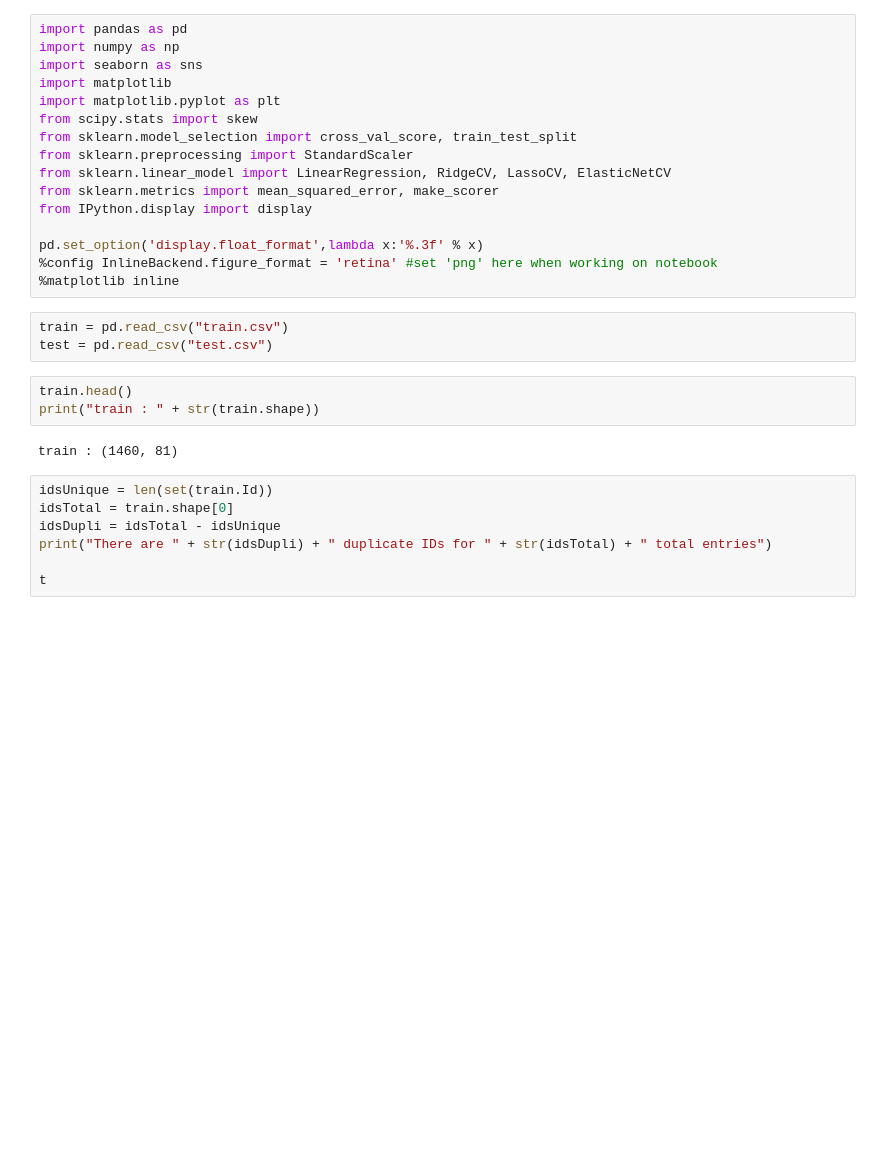
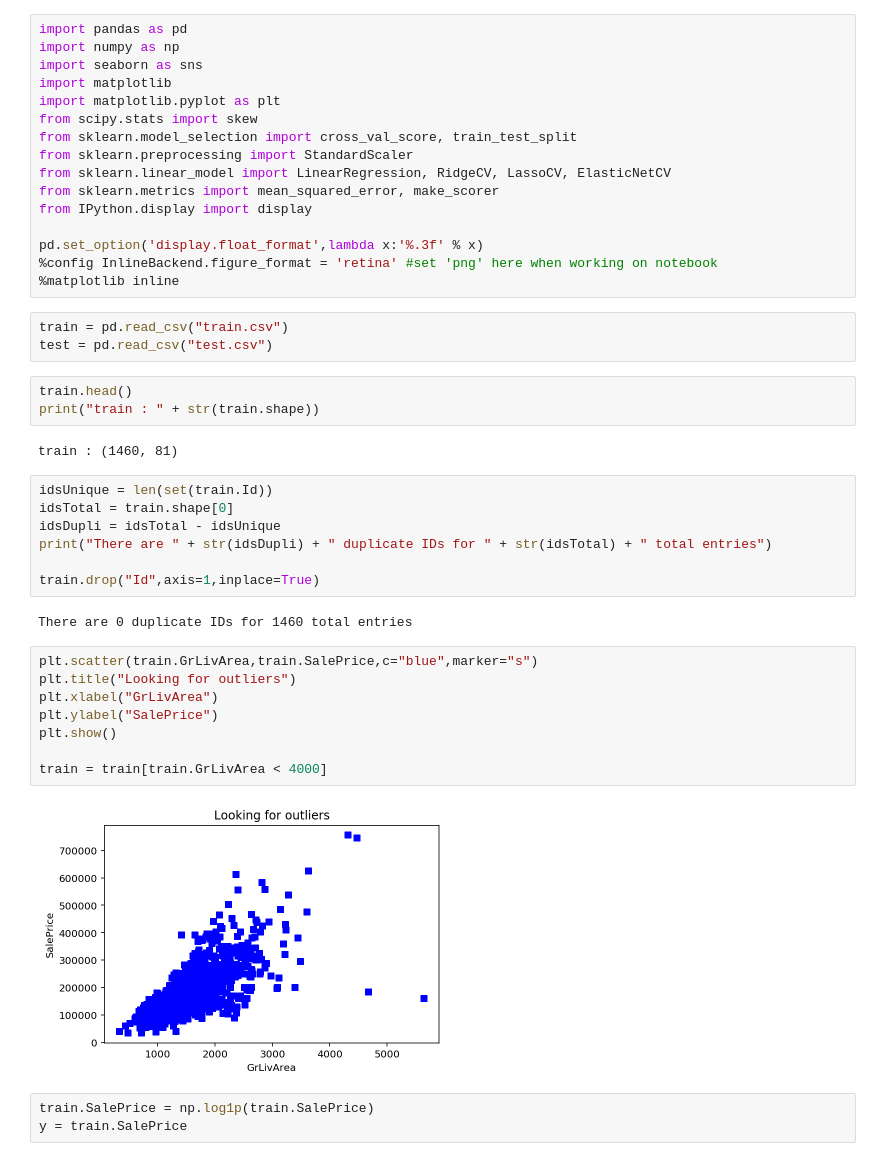
Before and after one commit to MattHuntebrinker/HousePriceRegression, a Jupyter notebook: House_Price_Regression.ipynb, the cells around one changed output. Cells and saved outputs as stored; diff of their text form; blank space fills up the shorter version.

```diff
--- a/House_Price_Regression.ipynb
+++ b/House_Price_Regression.ipynb
@@ -28,4 +30,19 @@ idsTotal = train.shape[0]
 idsDupli = idsTotal - idsUnique
 print("There are " + str(idsDupli) + " duplicate IDs for " + str(idsTotal) + " total entries")
 
-t
+train.drop("Id",axis=1,inplace=True)
+# %% [output]
+There are 0 duplicate IDs for 1460 total entries
+# %%
+plt.scatter(train.GrLivArea,train.SalePrice,c="blue",marker="s")
+plt.title("Looking for outliers")
+plt.xlabel("GrLivArea")
+plt.ylabel("SalePrice")
+plt.show()
+
+train = train[train.GrLivArea < 4000]
+# %% [output]
+[figure, added]
+# %%
+train.SalePrice = np.log1p(train.SalePrice)
+y = train.SalePrice
```
Also changed, not shown: parts of 2 cells of this notebook.
